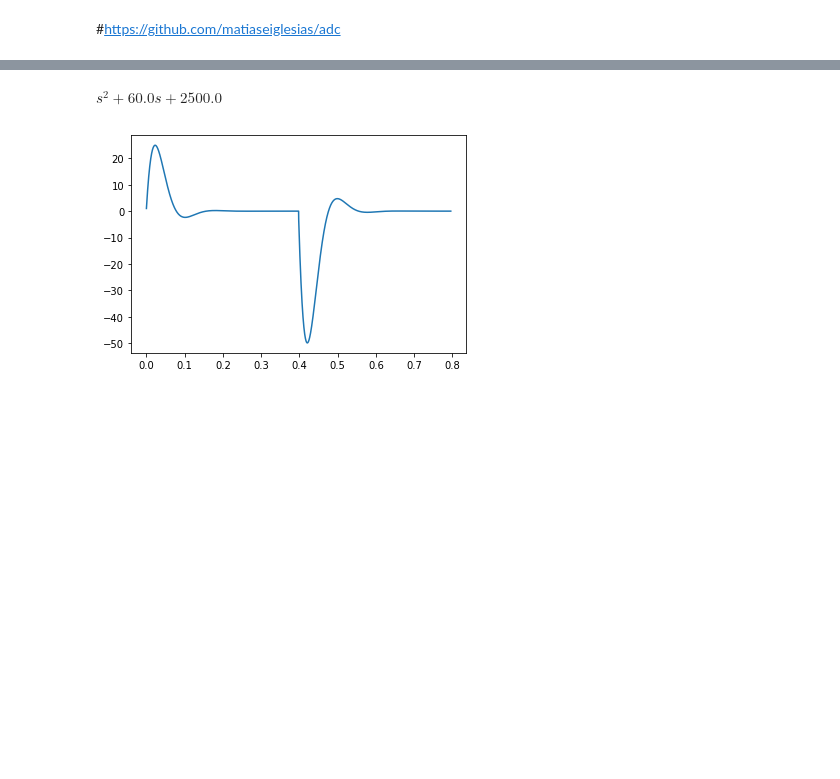
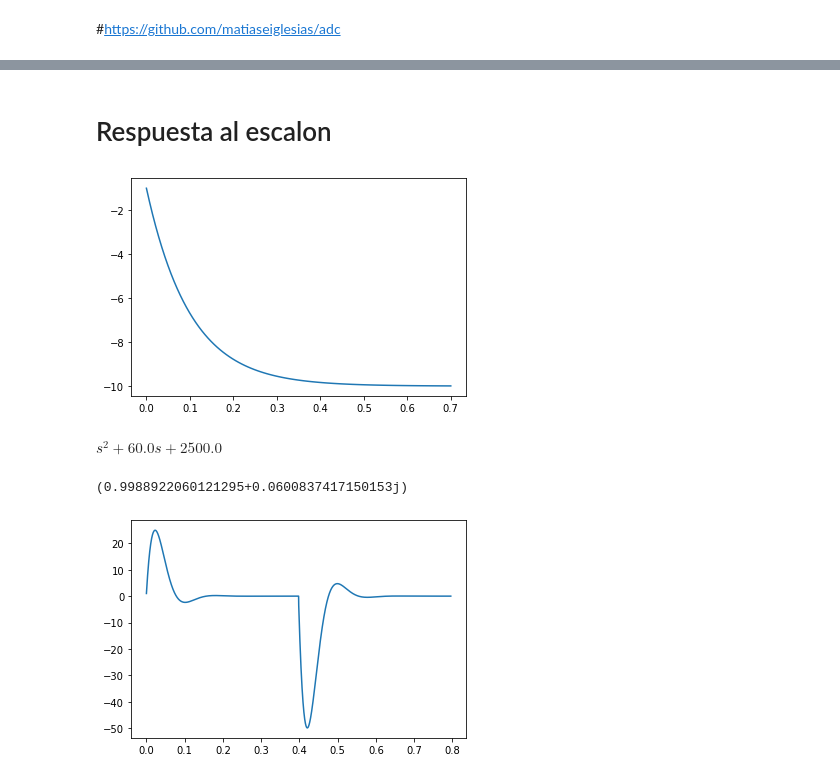
Before and after one commit to cotarelorodrigo/adc-fiuba, a Jupyter notebook: notebooks/Bode.ipynb, the cells around one changed output, grey strips where cells are left out. Drawn from its saved outputs; the diff is of its cells as text; code cells hidden in the pictures; blank space fills up the shorter version.

```diff
--- a/notebooks/Bode.ipynb
+++ b/notebooks/Bode.ipynb
@@ -37,4 +39,12 @@ plt.show()
 <Figure size 36000x36000 with 0 Axes>
+# %% [markdown]
+# Respuesta al escalon
+# %%
+yout, T = ml.step(-1*G1*G2)
+plt.plot(T,yout)
+plt.show()
+# %% [output]
+[figure, added]
 # %%
 from sympy import symbols, expand
 # %%
@@ -43,6 +53,10 @@ s = symbols('s')
 expand((s - np.complex(-30, 40))*(s - np.complex(-30, -40)))
 # %% [output]
 $\displaystyle s^{2} + 60.0 s + 2500.0$
+# %%
+(np.complex(0, 1000)*(np.complex(0, 1000))) / ((np.complex(0, 1000) - np.complex(-30, 40)) * (np.complex(0, 1000) - np.complex(-30, -40)))
+# %% [output]
+(0.9988922060121295+0.0600837417150153j)
 # %%
 from scipy import signal
 import control.matlab as ml
```
Also changed, not shown: parts of 5 cells of this notebook, 27 other files.
